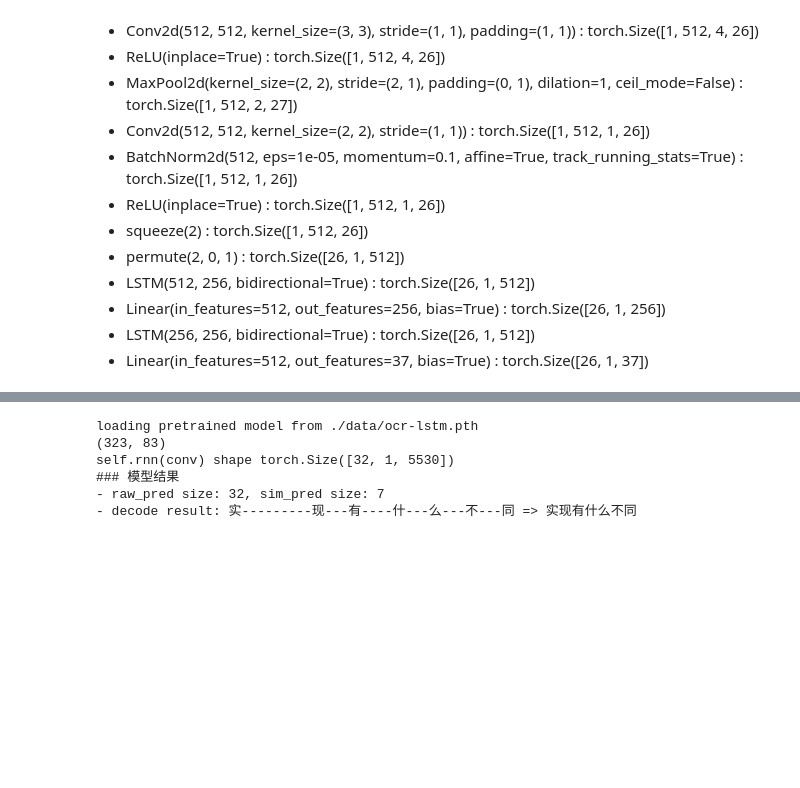
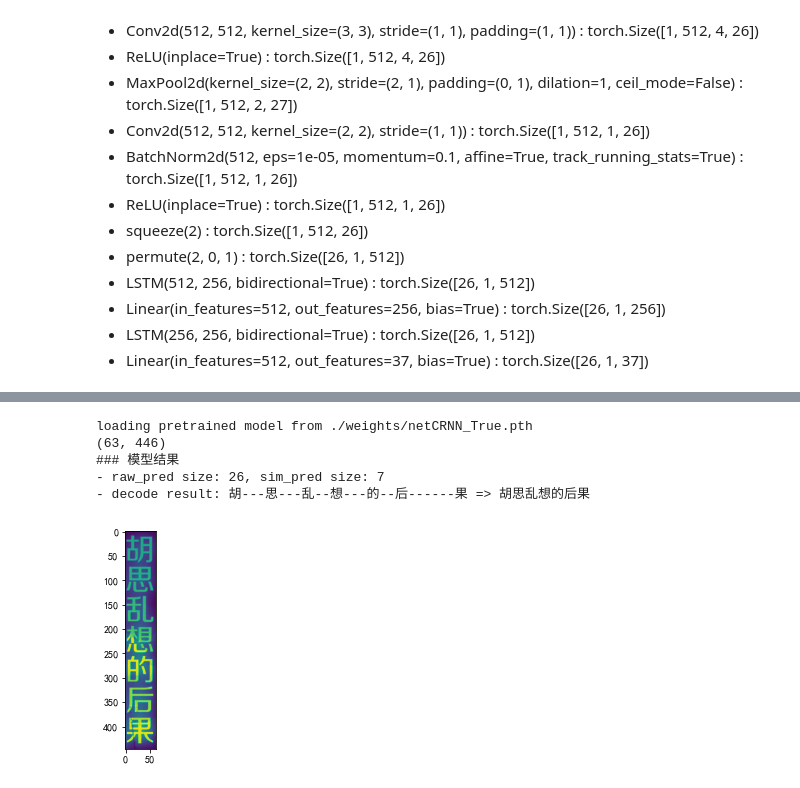
Before and after one commit to zhaobomin/crnn.pytorch-ocr-train, a Jupyter notebook: demo.ipynb, the cells around one changed output, grey strips where cells are left out. Saved outputs shown, nothing was run; the diff lists cells and outputs as text; code cells hidden in the pictures; blank space fills up the shorter version.

```diff
--- a/demo.ipynb
+++ b/demo.ipynb
@@ -170,63 +192,30 @@ loading pretrained model from ./data/ocr-lstm.pth
 # %%
 import torch
-from torch.autograd import Variable
-import utils
-import dataset
 from PIL import Image
 import models.crnn as crnn
+import cv2
+import matplotlib.pyplot as plt
 
-model_path = './data/ocr-lstm.pth'
-img_path = './data/demo3.jpeg'
-alphabet = '0123456789abcdefghijklmnopqrstuvwxyz'
+model_path = './weights/netCRNN_True.pth'
+img_path = './data/demo6.jpeg'
 
-alphabet = utils.alphabetChinese
-
-model = crnn.CRNN(32, 1, len(alphabet)+1, 256)
-
-if torch.cuda.is_available():
-    model = model.cuda()
-
+model = crnn.CRNN(lstmFlag=True)
 print('loading pretrained model from %s' % model_path)
-
 model.load_weights(model_path)
-converter = utils.strLabelConverter(alphabet)
-
-
-
 
 image = Image.open(img_path).convert('L')
+plt.imshow(image)
 print(image.size)
-img_w = 32 * image.size[0] // image.size[1]
-#scale = image.size[10] * image.size[1]*1.0 / 32
 
-transformer = dataset.resizeNormalize((img_w, 32))
-image = transformer(image)
-
-if torch.cuda.is_available():
-    image = image.cuda()
-
-image = image.view(1, *image.size())
-image = Variable(image)
-
-#model.eval()
-preds = model(image)
-
-max_val, preds = preds.max(2)
-preds = preds.view(-1)
-
+preds, raw_pred,sim_pred = model.predict(image)
 
 print('### 模型结果')
-preds_size = Variable(torch.IntTensor([preds.size(0)]))
-raw_pred = converter.decode(preds.data, preds_size.data, raw=True)
-sim_pred = converter.decode(preds.data, preds_size.data, raw=False)
 print('- raw_pred size: %d, sim_pred size: %d' %(len(raw_pred), len(sim_pred)))
 print('- decode result: %-20s => %-20s' % (raw_pred, sim_pred))
-
-torch.save( model.state_dict(), 'crnn_withlstm.pth')
 # %% [output]
-loading pretrained model from ./data/ocr-lstm.pth
-(323, 83)
-self.rnn(conv) shape torch.Size([32, 1, 5530])
+loading pretrained model from ./weights/netCRNN_True.pth
+(63, 446)
 ### 模型结果
-- raw_pred size: 32, sim_pred size: 7
-- decode result: 实---------现---有----什---么---不---同 => 实现有什么不同
+- raw_pred size: 26, sim_pred size: 7
+- decode result: 胡---思---乱--想---的--后------果 => 胡思乱想的后果
+[figure, added]
```
Also changed, not shown: parts of 5 cells of this notebook, 4 other files.
